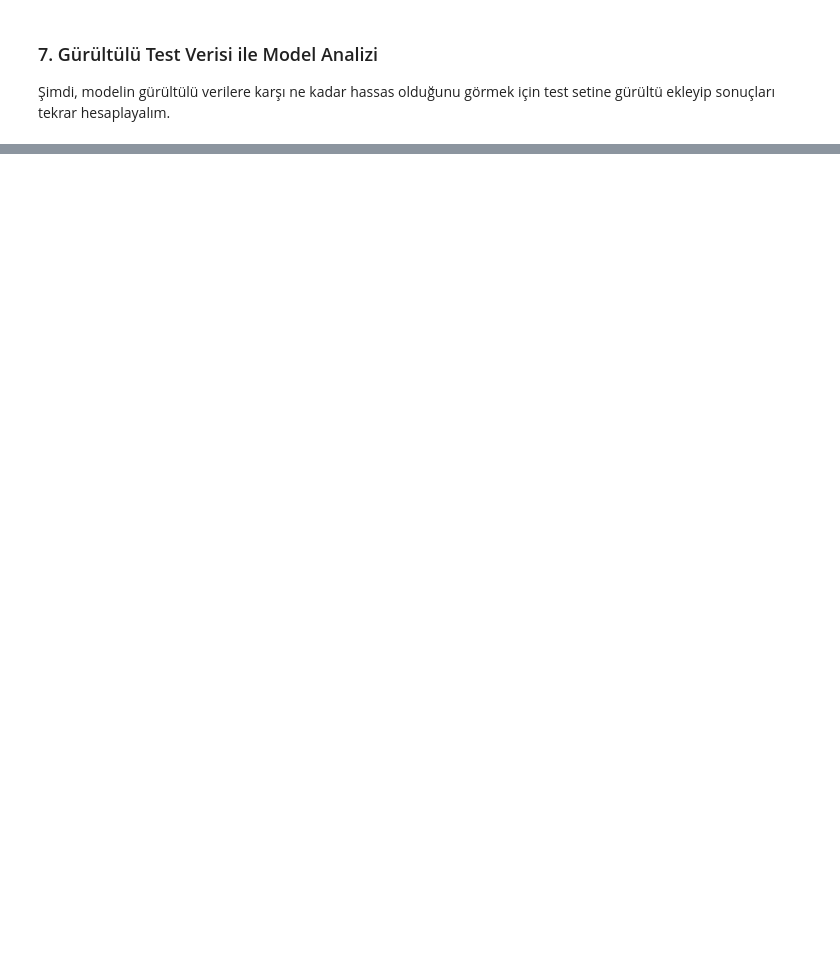
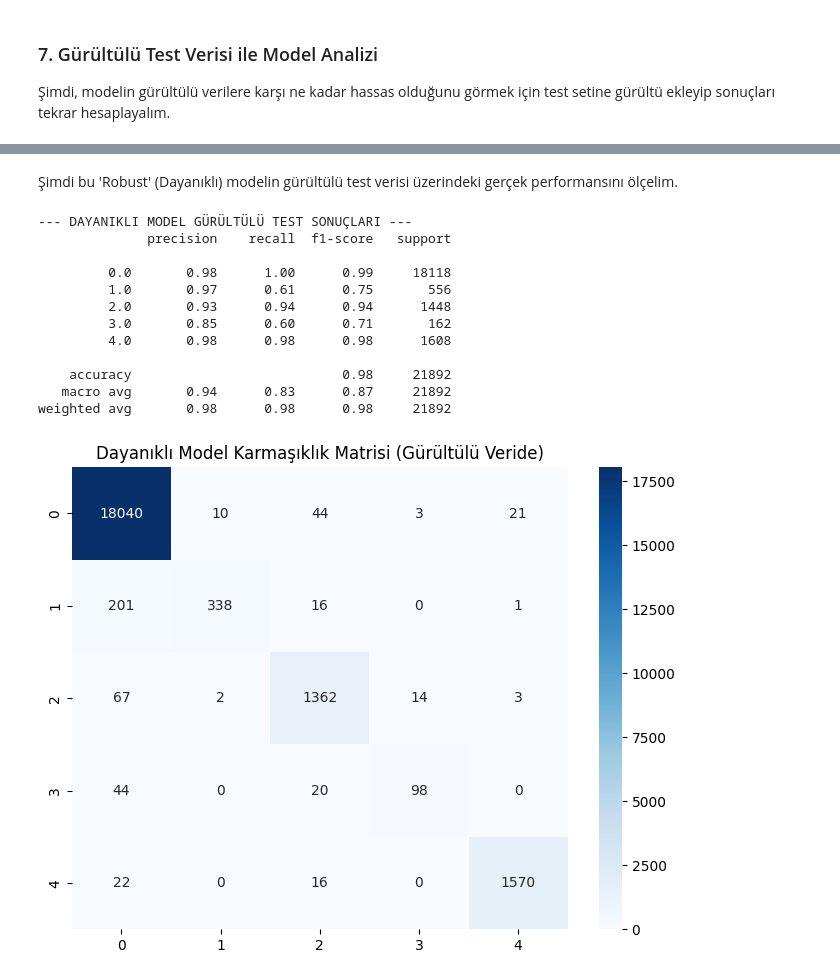
Before and after one commit to yagmuryl/Robustness-Analysis-of-the-diagnosis-specific-multi-model-for-12-lead-ECG-multi-label-classification, a Jupyter notebook: Myz_Term_Project(ECG).ipynb, the cells around one changed output, grey strips where cells are left out. Saved outputs shown, nothing was run; the diff lists cells and outputs as text; code cells hidden in the pictures; blank space fills up the shorter version.

```diff
--- a/Myz_Term_Project(ECG).ipynb
+++ b/Myz_Term_Project(ECG).ipynb
@@ -413,0 +504,33 @@ plt.show()
+# %% [markdown]
+Şimdi bu 'Robust' (Dayanıklı) modelin gürültülü test verisi üzerindeki gerçek performansını ölçelim.
+# %%
+robust_model.eval()
+y_pred_robust = []
+with torch.no_grad():
+    for signals, _ in test_noisy_loader:
+        outputs = robust_model(signals)
+        _, predicted = torch.max(outputs, 1)
+        y_pred_robust.extend(predicted.cpu().numpy())
+
+print("--- DAYANIKLI MODEL GÜRÜLTÜLÜ TEST SONUÇLARI ---")
+print(classification_report(y_test_raw, y_pred_robust))
+
+# Karmaşıklık Matrisi
+plt.figure(figsize=(8,6))
+sns.heatmap(confusion_matrix(y_test_raw, y_pred_robust), annot=True, fmt='d', cmap='Blues')
+plt.title('Dayanıklı Model Karmaşıklık Matrisi (Gürültülü Veride)')
+plt.show()
+# %% [output]
+--- DAYANIKLI MODEL GÜRÜLTÜLÜ TEST SONUÇLARI ---
+              precision    recall  f1-score   support
+
+         0.0       0.98      1.00      0.99     18118
+         1.0       0.97      0.61      0.75       556
+         2.0       0.93      0.94      0.94      1448
+         3.0       0.85      0.60      0.71       162
+         4.0       0.98      0.98      0.98      1608
+
+    accuracy                           0.98     21892
+   macro avg       0.94      0.83      0.87     21892
+weighted avg       0.98      0.98      0.98     21892
+[figure, added]
```
Also changed, not shown: parts of 9 cells of this notebook.
